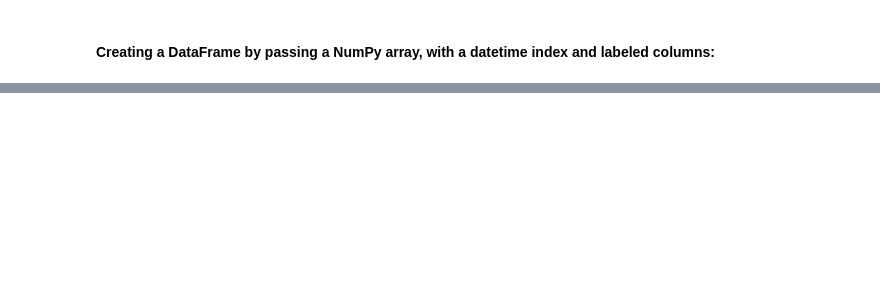
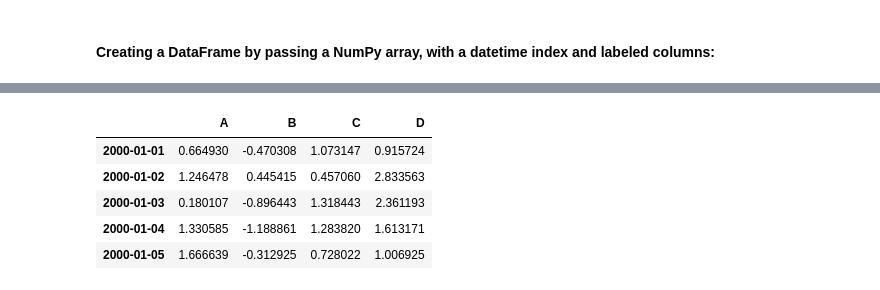
Before and after one commit to sumanA92/data-science, a Jupyter notebook: Introduction to Pandas/panda-basics.ipynb, the cells around one changed output, grey strips where cells are left out. Cells and saved outputs as stored; diff of their text form; code cells hidden in the pictures; blank space fills up the shorter version.

```diff
--- a/Introduction to Pandas/panda-basics.ipynb
+++ b/Introduction to Pandas/panda-basics.ipynb
@@ -63,0 +588,9 @@ df
+# %%
+df.head()
+# %% [output]
+|  | A | B | C | D |
+| 2000-01-01 | 0.664930 | -0.470308 | 1.073147 | 0.915724 |
+| 2000-01-02 | 1.246478 | 0.445415 | 0.457060 | 2.833563 |
+| 2000-01-03 | 0.180107 | -0.896443 | 1.318443 | 2.361193 |
+| 2000-01-04 | 1.330585 | -1.188861 | 1.283820 | 1.613171 |
+| 2000-01-05 | 1.666639 | -0.312925 | 0.728022 | 1.006925 |
```
Also changed, not shown: parts of 262 cells of this notebook.
